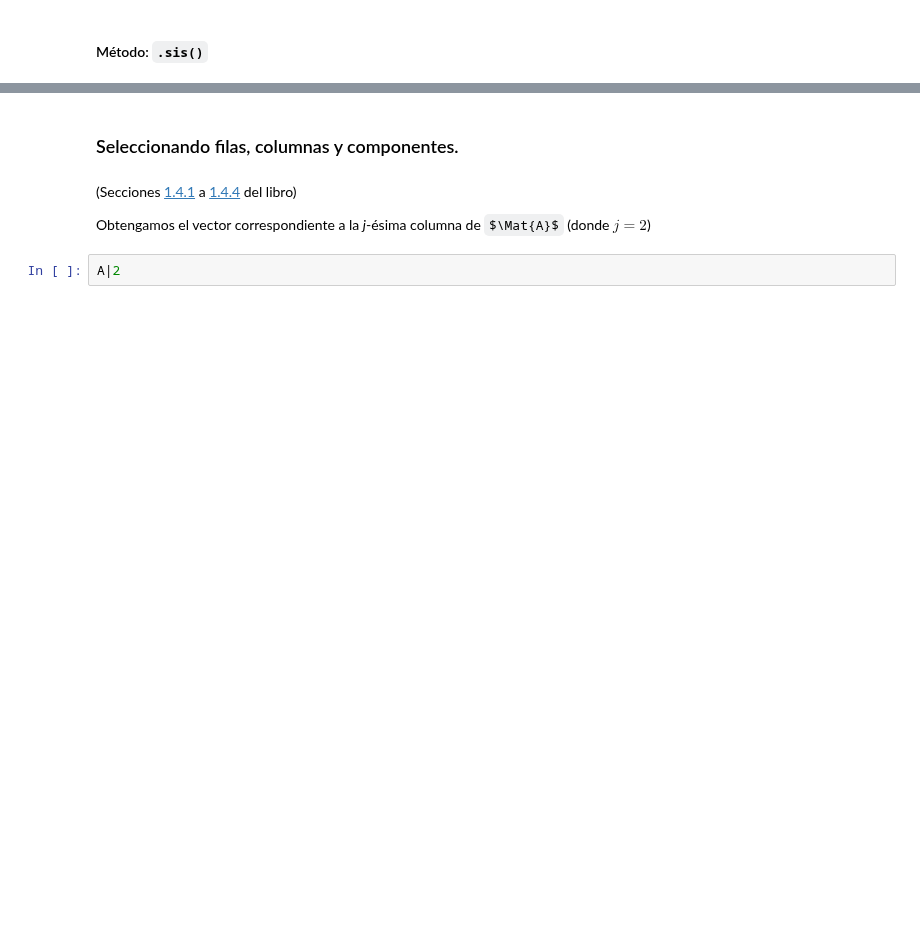
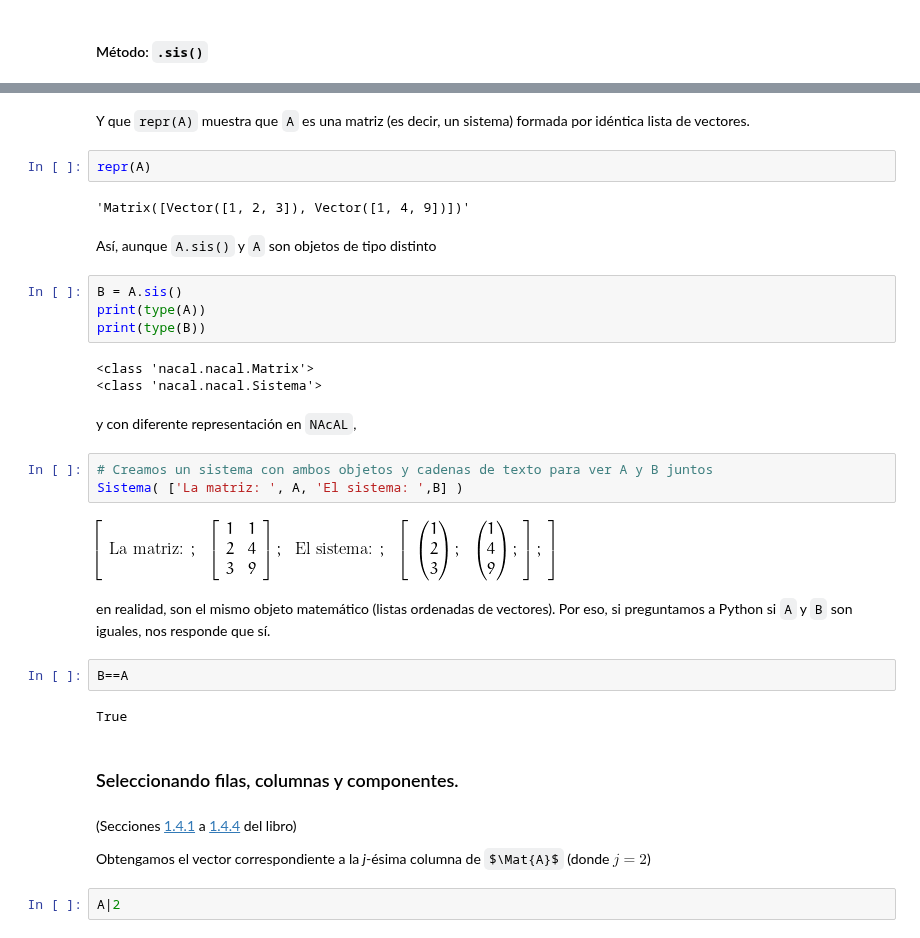
Before and after one commit to mbujosab/nacal-Jupyter-Notebooks, a Jupyter notebook: Lecc01-Secc1.4.ipynb, the cells around one changed output, grey strips where cells are left out. Cells and saved outputs as stored; diff of their text form; some formulas as TeX source; blank space fills up the shorter version.

```diff
--- a/Lecc01-Secc1.4.ipynb
+++ b/Lecc01-Secc1.4.ipynb
@@ -110,3 +128,31 @@ A.sis()==A
+# %% [markdown]
+Y que `repr(A)` muestra que `A` es una matriz (es decir, un sistema) formada por idéntica lista de vectores.
+# %%
+repr(A)
+# %% [output]
+'Matrix([Vector([1, 2, 3]), Vector([1, 4, 9])])'
+# %% [markdown]
+Así, aunque `A.sis()` y `A` son objetos de tipo distinto
+# %%
+B = A.sis()
+print(type(A))
+print(type(B))
+# %% [output]
+<class 'nacal.nacal.Matrix'>
+<class 'nacal.nacal.Sistema'>
+# %% [markdown]
+y con diferente representación en `NAcAL`,
+# %%
+# Creamos un sistema con ambos objetos y cadenas de texto para ver A y B juntos
+Sistema( ['La matriz: ', A, 'El sistema: ',B] )
+# %% [output]
+[figure, added]
+# %% [markdown]
+en realidad, son el mismo objeto matemático (listas ordenadas de vectores). Por eso, si preguntamos a Python si `A` y `B` son iguales, nos responde que sí.
+# %%
+B==A
+# %% [output]
+True
 # %% [markdown]
 ### Seleccionando filas, columnas y componentes.
 # %% [markdown]
```
Also changed, not shown: parts of 79 cells of this notebook, 10 other files.
